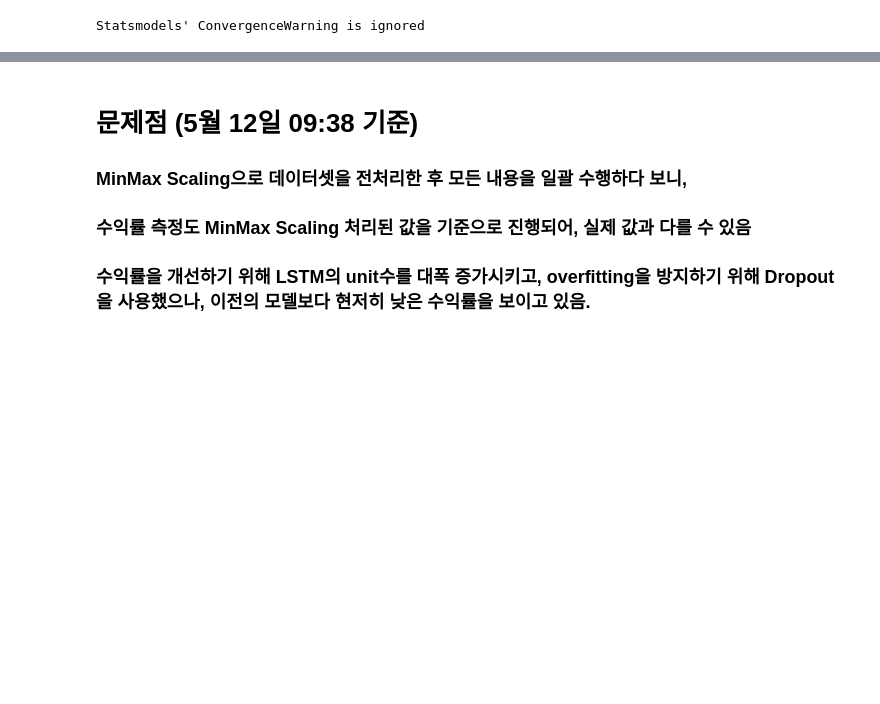
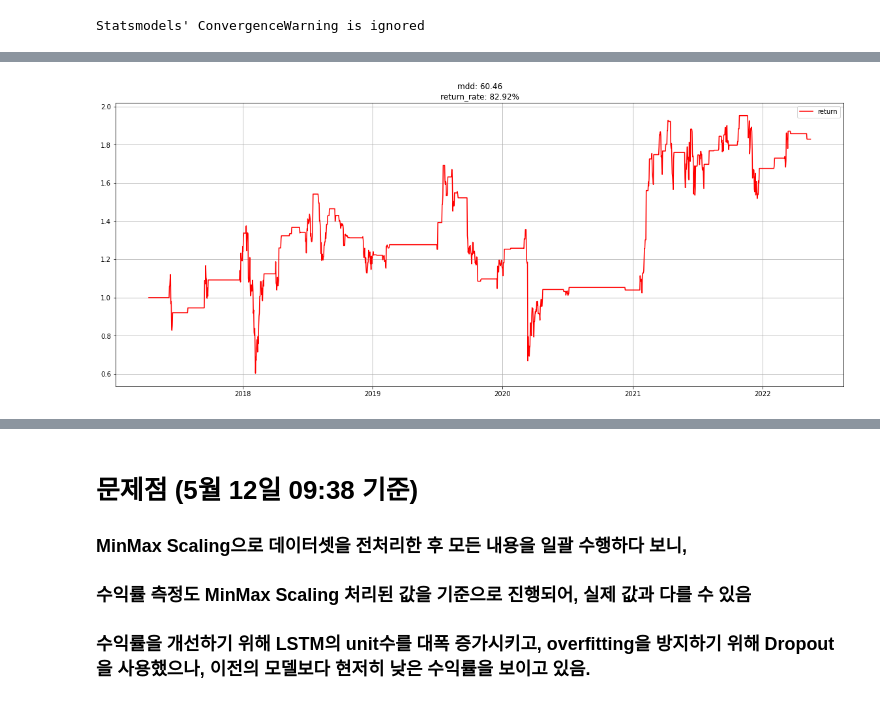
Before and after one commit to happysms/RuleBase-VS-TimeSeries-Algorithm, a Jupyter notebook: LSTM/LSTM_prototype.ipynb, the cells around one changed output, grey strips where cells are left out. Drawn from its saved outputs; the diff is of its cells as text; code cells hidden in the pictures; blank space fills up the shorter version.

```diff
--- a/LSTM/LSTM_prototype.ipynb
+++ b/LSTM/LSTM_prototype.ipynb
@@ -839,0 +941,5 @@ plot_return(result_df)
+# %%
+result_noise = backtest_noise(result_df)
+plot_return(result_noise)
+# %% [output]
+[figure, added]
```
Also changed, not shown: parts of 17 cells of this notebook, 2 other files.
